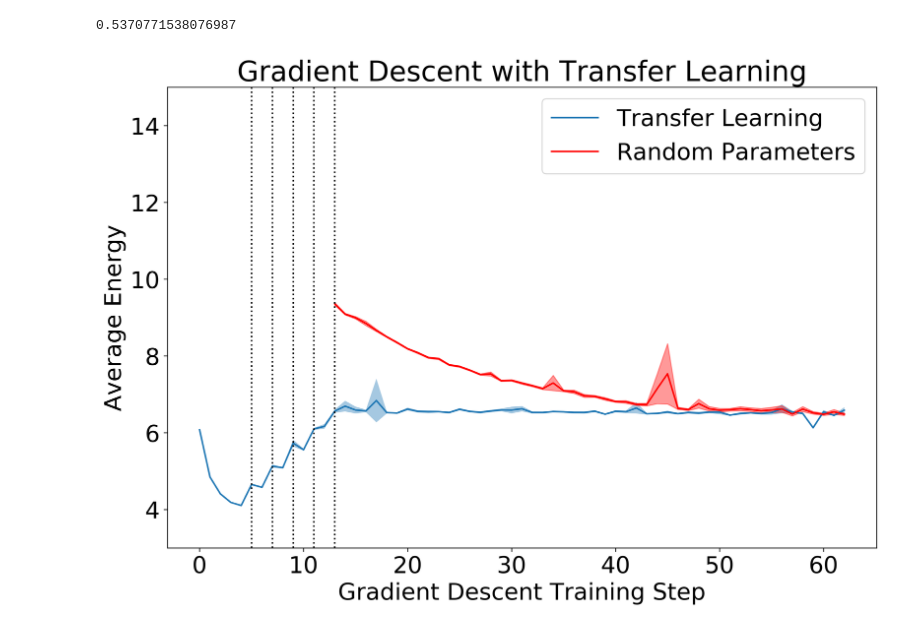
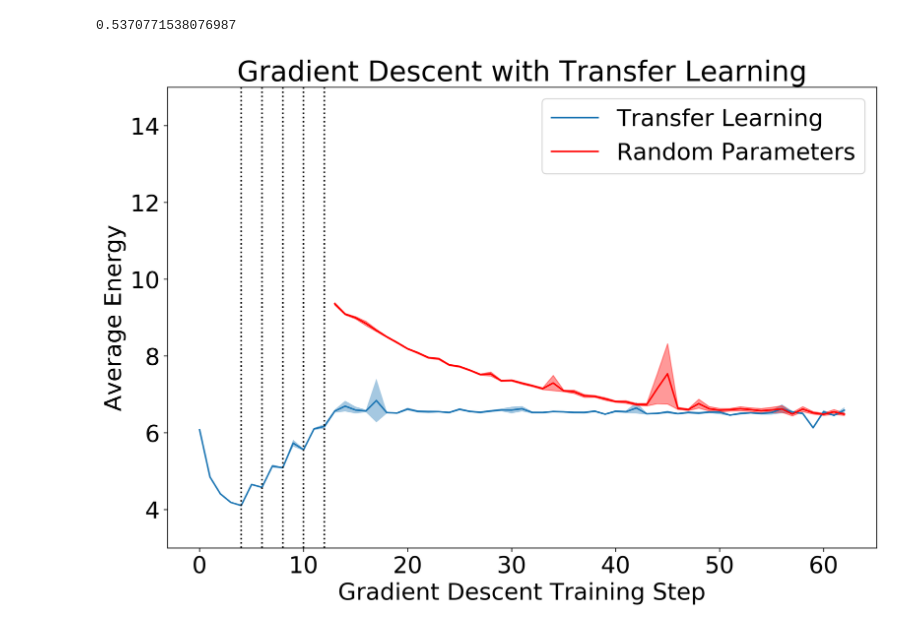
Before and after one commit to hershkumar/summer2022, a Jupyter notebook: neural/fermions/batch_transfer_learning.ipynb, the cells around one changed output. Cells and saved outputs as stored; diff of their text form; code cells hidden in the pictures.

```diff
--- a/neural/fermions/batch_transfer_learning.ipynb
+++ b/neural/fermions/batch_transfer_learning.ipynb
@@ -993,39 +993,39 @@ total_uncerts = resultsa[1]+ resultsb[1] + resultsc[1] + resultsd[1] + resultse[
 plt.plot(np.arange(0, len(total_hists)), total_hists, label="Transfer Learning")# plot the uncertainties
 a_hists = np.array(total_hists)
 a_uncerts = np.array(total_uncerts)
 plt.fill_between(np.arange(0,len(total_hists)), a_hists - a_uncerts, a_hists + a_uncerts, alpha=.4)
 # plt.ylim(0, 25)
 
 # plot the regular optimization with random parameters
 # random_hists = jnp.array(resultsg[0] + resultsh[0] + resultsi[0])
 # random_uncerts = jnp.array(resultsg[1] + resultsh[1] + resultsi[1])
 random_hists = jnp.array(resultsg[0] )
 random_uncerts = jnp.array(resultsg[1] )
 
 plt.plot(np.arange(13,13+len(random_hists)), random_hists,color="red", label="Random Parameters")
 plt.fill_between(np.arange(13,13+len(random_hists)), random_hists - random_uncerts, random_hists + random_uncerts, alpha=.4, color="red")
 
 plt.ylim(3, 15)
 # plt.xlim(0, 90)
 
 
 
-plt.axvline(x=5, color="black", linestyle='dotted')
-plt.axvline(x=7, color="black", linestyle='dotted')
-plt.axvline(x=9, color="black", linestyle='dotted')
-plt.axvline(x=11, color="black", linestyle='dotted')
+plt.axvline(x=4, color="black", linestyle='dotted')
+plt.axvline(x=6, color="black", linestyle='dotted')
+plt.axvline(x=8, color="black", linestyle='dotted')
+plt.axvline(x=10, color="black", linestyle='dotted')
 # plt.axvline(x=12, color="black", linestyle='dotted')
-plt.axvline(x=13, color="black", linestyle='dotted')
+plt.axvline(x=12, color="black", linestyle='dotted')
 
 plt.title("Gradient Descent with Transfer Learning")
 plt.xlabel("Gradient Descent Training Step")
 plt.ylabel("Average Energy")
 plt.legend()
 plt.show()
 
 ##PLOT THIS
 # %% [output]
-[figure, old version]
+[figure, new version]
 # %%
 # save the parameters to a file
 save_params(resultsg[3], "./batching/transfer_learning/2+2_g_3.pkl")
```
Also changed, not shown: 16 other files.
